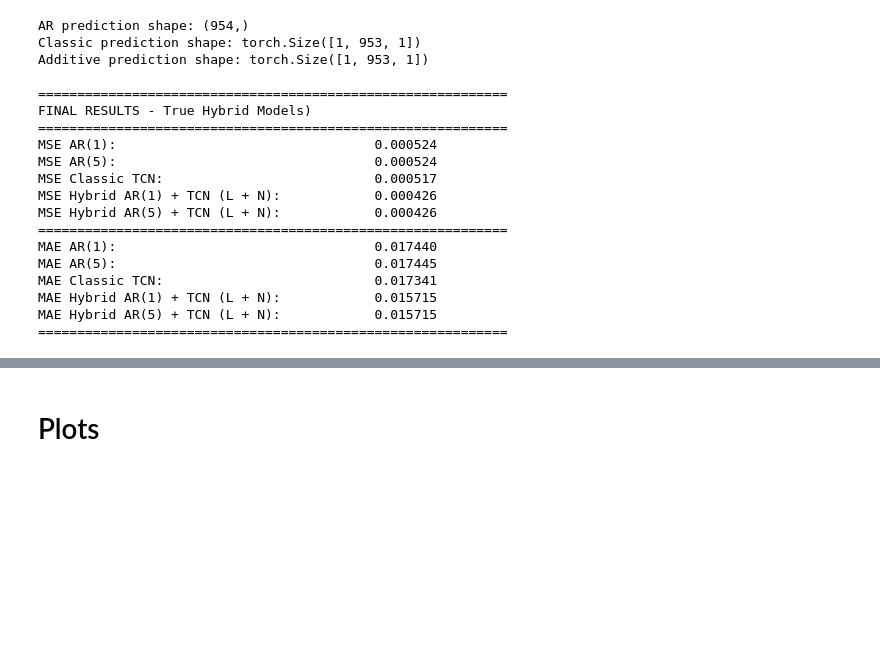
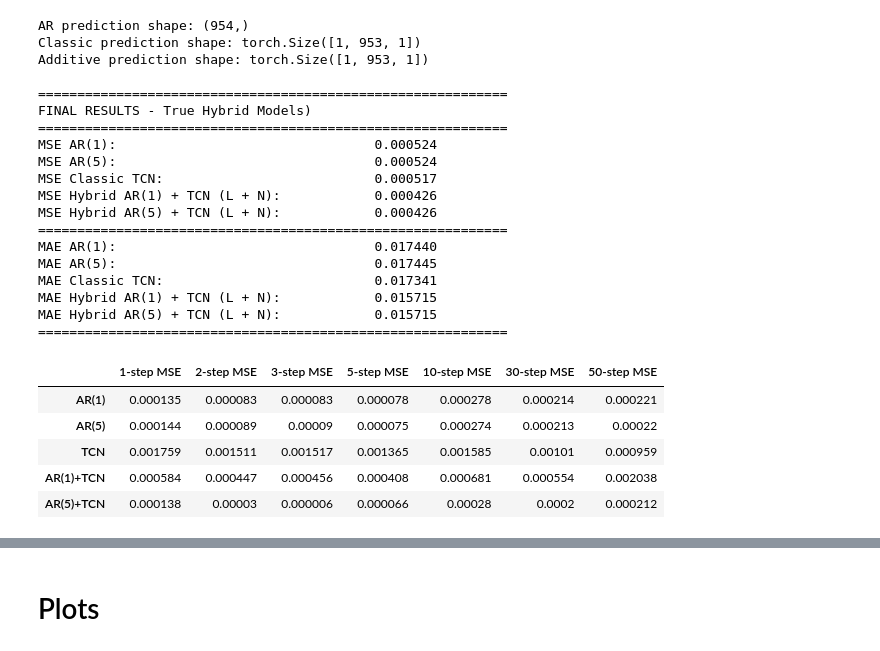
Before and after one commit to vmpierluisi/hybrid-ts, a Jupyter notebook: notebooks/hybrid_ts.ipynb, the cells around one changed output, grey strips where cells are left out. Saved outputs shown, nothing was run; the diff lists cells and outputs as text; code cells hidden in the pictures; blank space fills up the shorter version.

```diff
--- a/notebooks/hybrid_ts.ipynb
+++ b/notebooks/hybrid_ts.ipynb
@@ -420,3 +327,53 @@ MAE Classic TCN:                           0.017341
 MAE Hybrid AR(1) + TCN (L + N):            0.015715
 MAE Hybrid AR(5) + TCN (L + N):            0.015715
 ============================================================
+# %%
+forecast_horizon = [1, 2, 3, 5, 10, 30, 50]
+results_mse_df = pd.DataFrame(columns=[f"{time}-step MSE" for time in forecast_horizon])
+results_mae_df = pd.DataFrame(columns=[f"{time}-step MAE" for time in forecast_horizon])
+
+
+for ar in AR_ORDERS:
+    model = ar_results[ar]["model"]
+    for time in forecast_horizon:
+        prediction = model.predict(time).values().flatten()
+        y_test_vals = y_test[:time]
+        mse = np.mean((y_test_vals - prediction)**2)
+        mae = np.mean(np.absolute(y_test_vals - prediction))
+        results_mse_df.loc[f"AR({ar})", f"{time}-step MSE"] = mse
+        results_mae_df.loc[f"AR({ar})", f"{time}-step MAE"] = mae
+        # Reset variables
+        del prediction, y_test_vals, mse, mae
+
+for time in forecast_horizon:
+    with torch.no_grad():
+        prediction = model_classic_tcn.predict(y_train_tensor[:-100], steps = time).numpy()
+    y_test_vals = y_test[:time]
+    mse = np.mean((y_test_vals - prediction)**2)
+    mae = np.mean(np.absolute(y_test_vals - prediction))
+    results_mse_df.loc[f"TCN", f"{time}-step MSE"] = mse
+    results_mae_df.loc[f"TCN", f"{time}-step MAE"] = mae
+    # Reset variables
+    del prediction, y_test_vals, mse, mae
+
+for ar in AR_ORDERS:
+    model = globals()[f"model_hybrid_ar{ar}"]
+    for time in forecast_horizon:
+        with torch.no_grad():
+            prediction = model.predict(y_train_tensor[:-100], steps = time).numpy()
+        y_test_vals = y_test[:time]
+        mse = np.mean((y_test_vals - prediction)**2)
+        mae = np.mean(np.absolute(y_test_vals - prediction))
+        results_mse_df.loc[f"AR({ar})+TCN", f"{time}-step MSE"] = mse
+        results_mae_df.loc[f"AR({ar})+TCN", f"{time}-step MAE"] = mae
+        # Reset variables
+        del prediction, y_test_vals, mse, mae
+# %%
+results_mse_df
+# %% [output]
+|  | 1-step MSE | 2-step MSE | 3-step MSE | 5-step MSE | 10-step MSE | 30-step MSE | 50-step MSE |
+| AR(1) | 0.000135 | 0.000083 | 0.000083 | 0.000078 | 0.000278 | 0.000214 | 0.000221 |
+| AR(5) | 0.000144 | 0.000089 | 0.00009 | 0.000075 | 0.000274 | 0.000213 | 0.00022 |
+| TCN | 0.001759 | 0.001511 | 0.001517 | 0.001365 | 0.001585 | 0.00101 | 0.000959 |
+| AR(1)+TCN | 0.000584 | 0.000447 | 0.000456 | 0.000408 | 0.000681 | 0.000554 | 0.002038 |
+| AR(5)+TCN | 0.000138 | 0.00003 | 0.000006 | 0.000066 | 0.00028 | 0.0002 | 0.000212 |
```
Also changed, not shown: parts of 15 cells of this notebook, 9 other files.
